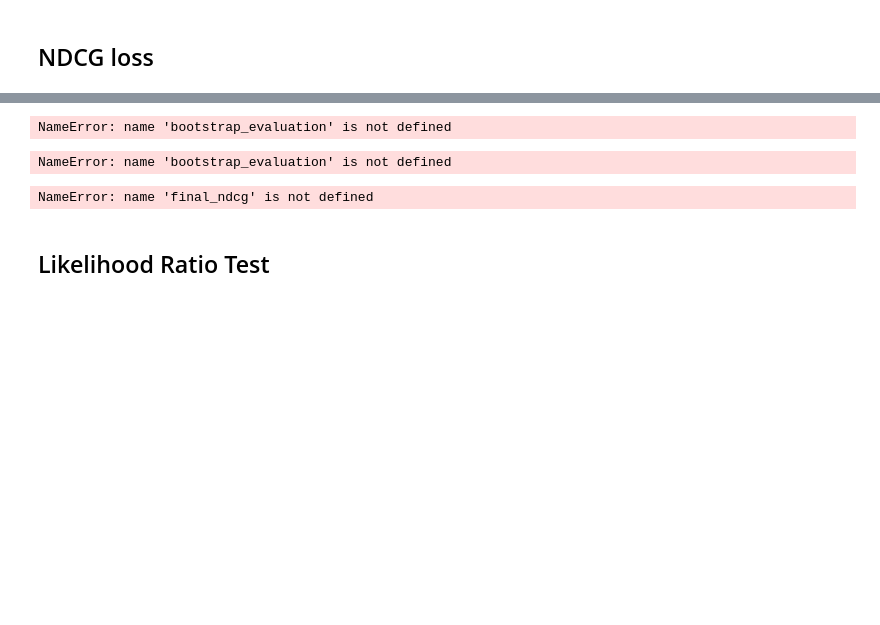
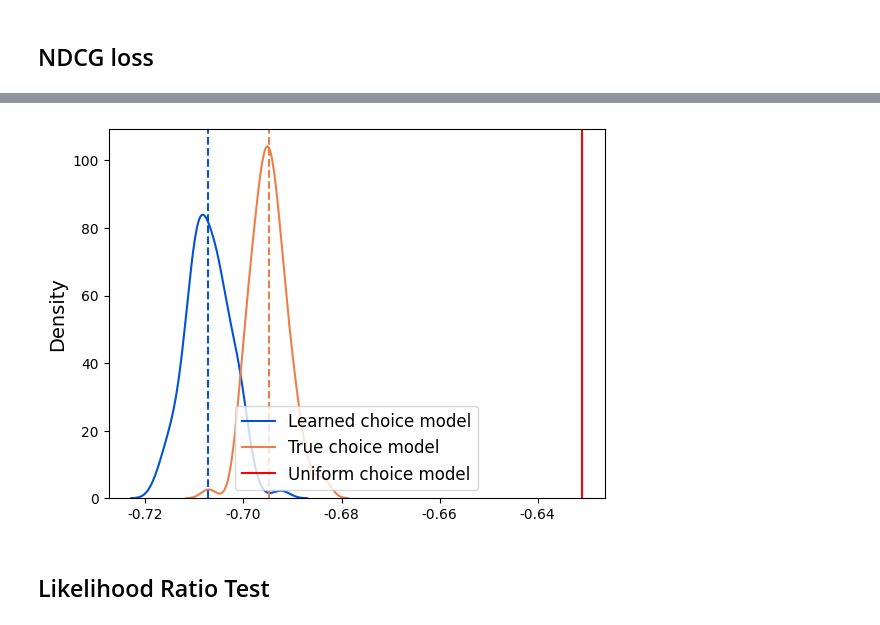
Before and after one commit to ShichaoHan/MarketplaceInterference, a Jupyter notebook: simulation_training_and_evaluation_nonlinear.ipynb, the cells around one changed output, grey strips where cells are left out. Cells and saved outputs as stored; diff of their text form; code cells hidden in the pictures; blank space fills up the shorter version.

```diff
--- a/simulation_training_and_evaluation_nonlinear.ipynb
+++ b/simulation_training_and_evaluation_nonlinear.ipynb
@@ -307,45 +278,29 @@ ModuleNotFoundError: No module named 'tensorflow_ranking'
-# %%
-kl_, ndcg_ = bootstrap_evaluation(probs_mat.astype(np.float32), expos_mat.astype(np.float32), B = 100)
-final_kl =[]
-for elm in kl_:
-    if np.isfinite(elm):
-        final_kl += [elm]
-
-final_ndcg =[]
-for elm in ndcg_:
-    if np.isfinite(elm):
-        final_ndcg += [elm]
-# %% [output]
-NameError: name 'bootstrap_evaluation' is not defined
-# %%
-res_boot_ndcg_uniform = bootstrap_evaluation(1/K+ 0 * probs_mat.astype(np.float32), expos_mat.astype(np.float32), B = 1 )
-# final_kl_uniform =[]
-# for elm in res_boot_ndcg_uniform[0]:
-#     if np.isfinite(elm):
-#         final_kl_uniform += [elm]
-
-# final_ndcg_uniform =[]
-# for elm in res_boot_ndcg_uniform[1]:
-#     if np.isfinite(elm):
-#         final_ndcg_uniform += [elm]
-# %% [output]
-NameError: name 'bootstrap_evaluation' is not defined
+# %%
+kl_learned, ndcg_learned = bootstrap_evaluation(probs_mat.astype(np.float32), expos_mat.astype(np.float32), B = 100)
+
+
+kl_true, ndcg_true = bootstrap_evaluation(probs_mat_true.astype(np.float32), expos_mat.astype(np.float32), B = 100)
+
+res_boot_ndcg_uniform = bootstrap_evaluation(1/K+ 0 * probs_mat.astype(np.float32), expos_mat.astype(np.float32), B = 1 )
 # %%
 import matplotlib.ticker as ticker
-
 # Your existing code
-sns.kdeplot(final_ndcg, color=tencent_blue, label="Empirical Distribution Trained Model")
-plt.axvline(x=res_boot_ndcg_uniform[1][0], color="red", label="Random Guess")
-plt.axvline(x=np.mean(final_ndcg), color=tencent_orange, label="Trained Model")
-plt.legend()
+sns.kdeplot(ndcg_learned, color=tencent_blue, label="Learned choice model")
+sns.kdeplot(ndcg_true, color=tencent_orange, label="True choice model")
+plt.axvline(x=res_boot_ndcg_uniform[1][0], color="red", label="Uniform choice model")
+plt.axvline(x=np.mean(ndcg_learned), color=tencent_blue, linestyle="dashed")
+plt.axvline(x=np.mean(ndcg_true), color=tencent_orange, linestyle="dashed")
+plt.legend(loc= 'lower center', fontsize="large")
+plt.ylabel("Density", fontsize=14)
+# New code to move the legend to the bottom
 
 # New code to format x-axis labels
 ax = plt.gca()
-ax.xaxis.set_major_formatter(ticker.FormatStrFormatter('%0.1f'))
-
-plt.savefig("NDCG_simulation.png")
+ax.xaxis.set_major_formatter(ticker.FormatStrFormatter('%0.2f'
+                                                      ))
+# plt.savefig("NDCG_simulation_distribution_new.png")
 # %% [output]
-NameError: name 'final_ndcg' is not defined
+[figure, added]
 # %% [markdown]
 ## Likelihood Ratio Test
 # %%
```
Also changed, not shown: parts of 12 cells of this notebook, 6 other files.
